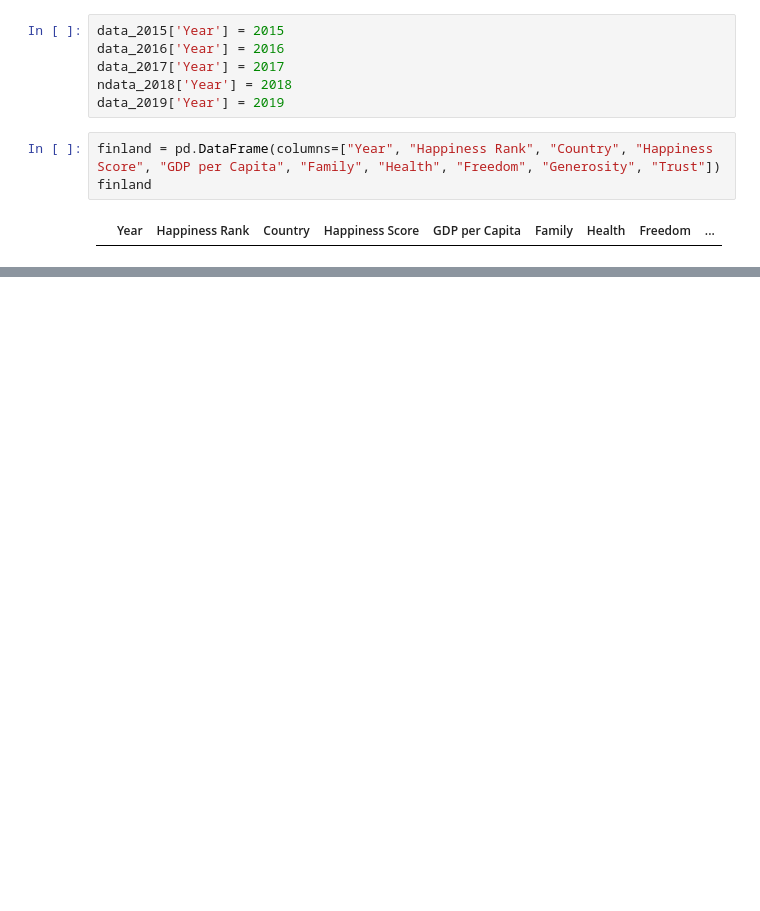
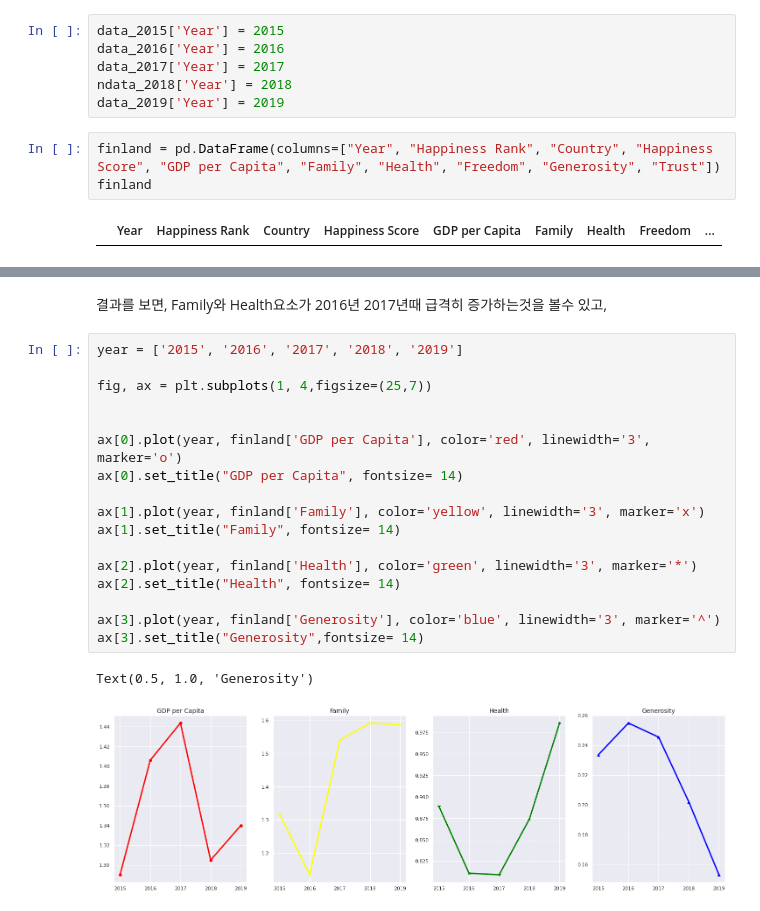
Before and after one commit to yec3168/DAP__, a Jupyter notebook: happiness.ipynb, the cells around one changed output, grey strips where cells are left out. Cells and saved outputs as stored; diff of their text form; blank space fills up the shorter version.

```diff
--- a/happiness.ipynb
+++ b/happiness.ipynb
@@ -326,0 +412,22 @@ ConversionError: ignored
+# %% [markdown]
+결과를 보면, Family와 Health요소가 2016년 2017년때 급격히 증가하는것을 볼수 있고,
+# %%
+year = ['2015', '2016', '2017', '2018', '2019']
+
+fig, ax = plt.subplots(1, 4,figsize=(25,7))
+
+
+ax[0].plot(year, finland['GDP per Capita'], color='red', linewidth='3', marker='o')
+ax[0].set_title("GDP per Capita", fontsize= 14)
+
+ax[1].plot(year, finland['Family'], color='yellow', linewidth='3', marker='x')
+ax[1].set_title("Family", fontsize= 14)
+
+ax[2].plot(year, finland['Health'], color='green', linewidth='3', marker='*')
+ax[2].set_title("Health", fontsize= 14)
+
+ax[3].plot(year, finland['Generosity'], color='blue', linewidth='3', marker='^')
+ax[3].set_title("Generosity",fontsize= 14)
+# %% [output]
+Text(0.5, 1.0, 'Generosity')
+[figure, added]
```
Also changed, not shown: parts of 16 cells of this notebook.
